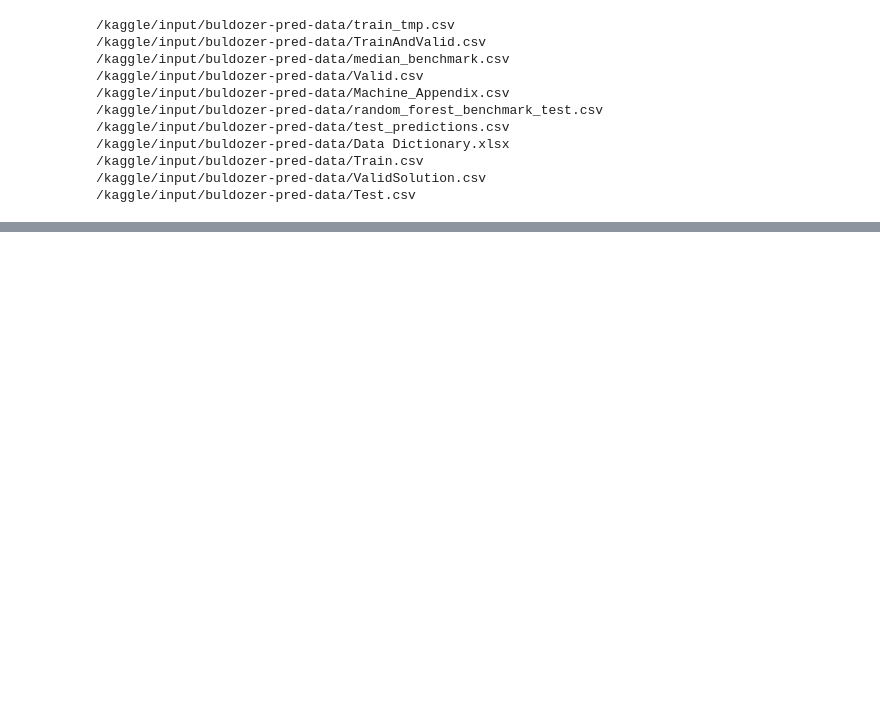
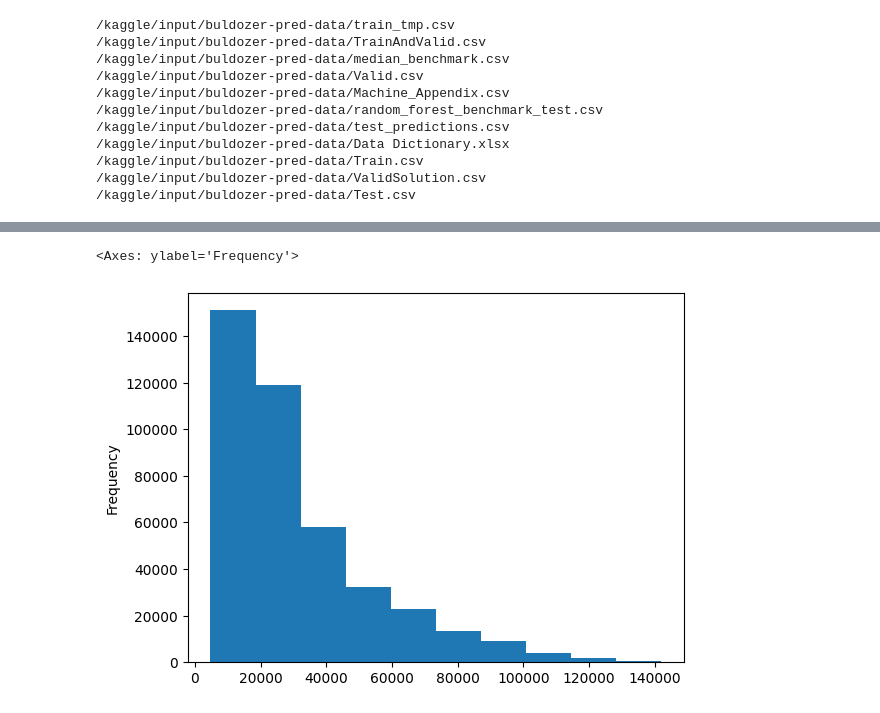
Before and after one commit to amankr2301/Buldozer_price_prediction, a Jupyter notebook: buldozer-price-prediction.ipynb, the cells around one changed output, grey strips where cells are left out. Cells and saved outputs as stored; diff of their text form; code cells hidden in the pictures; blank space fills up the shorter version.

```diff
--- a/buldozer-price-prediction.ipynb
+++ b/buldozer-price-prediction.ipynb
@@ -36,0 +137,5 @@ import sklearn
+# %%
+df.SalePrice.plot.hist()
+# %% [output]
+<Axes: ylabel='Frequency'>
+[figure, added]
```
Also changed, not shown: parts of 29 cells of this notebook.
